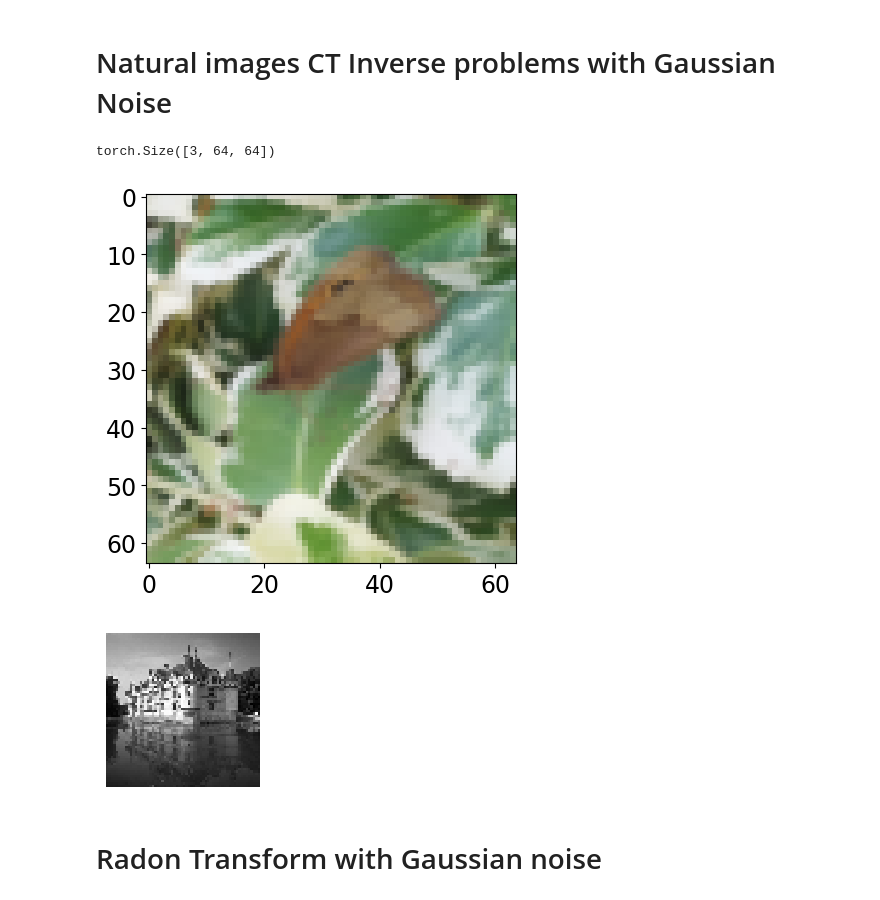
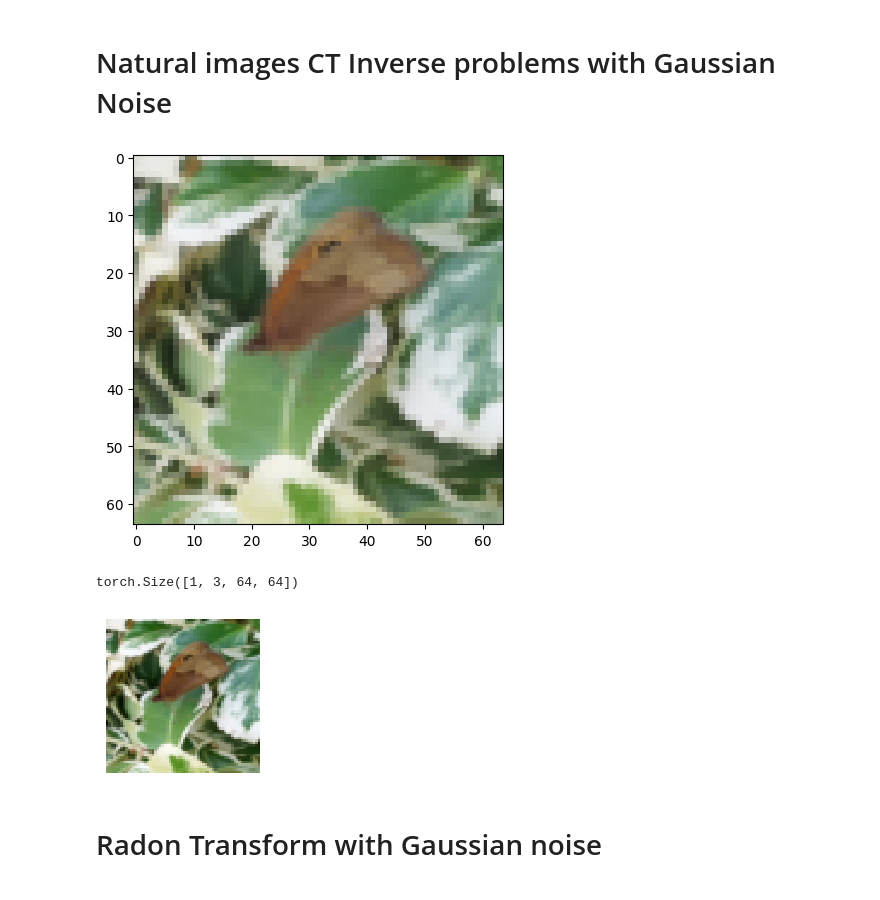
Before and after one commit to Amino21786/TfRPnP, a Jupyter notebook: NaturalCTPnP.ipynb, the cells around one changed output. Saved outputs shown, nothing was run; the diff lists cells and outputs as text; code cells hidden in the pictures.

```diff
--- a/NaturalCTPnP.ipynb
+++ b/NaturalCTPnP.ipynb
@@ -25,25 +25,26 @@ device = dinv.utils.get_freer_gpu() if torch.cuda.is_available() else "cpu"
 # %%
 path = "data/butterfly.png"
 image = Image.open(path)
-#image = image.convert('L')
-transform = transforms.Compose([transforms.Resize((64, 64)), transforms.ToTensor(),])
+dim = 64
+transform = transforms.Compose([transforms.Resize((dim, dim)), transforms.ToTensor(),])
 img = transform(image)
 plt.imshow(img.permute(1, 2, 0))
-img.shape
+img = img.reshape(1, 3, dim, dim)
 # %% [output]
-torch.Size([3, 64, 64])
-[figure, old version]
+[figure, new version]
 # %%
 url = get_image_url("CBSD_0010.png")
-imsize = (64, 64)
-x1 = load_url_image(url, grayscale = True).to(device)
-x = torch.tensor(x1, device=device, dtype=torch.float)
-x = torch.nn.functional.interpolate(x, size= imsize)
-img_size = x.shape[1:]
-
-plot(x)
+imsize = (dim, dim)
+x1 = load_url_image(url, grayscale = False).to(device)
+x1 = torch.tensor(x1, device=device, dtype=torch.float)
+x1 = torch.nn.functional.interpolate(x1, size= imsize)
+img_size = x1.shape[1:]
+print(x1.shape)
+plot(img)
+x = img
 # %% [output]
+torch.Size([1, 3, 64, 64])
-[figure, old version]
+[figure, new version]
 # %% [markdown]
 # Radon Transform with Gaussian noise
 # %%
```
Also changed, not shown: parts of 30 cells of this notebook, 52 other files.
